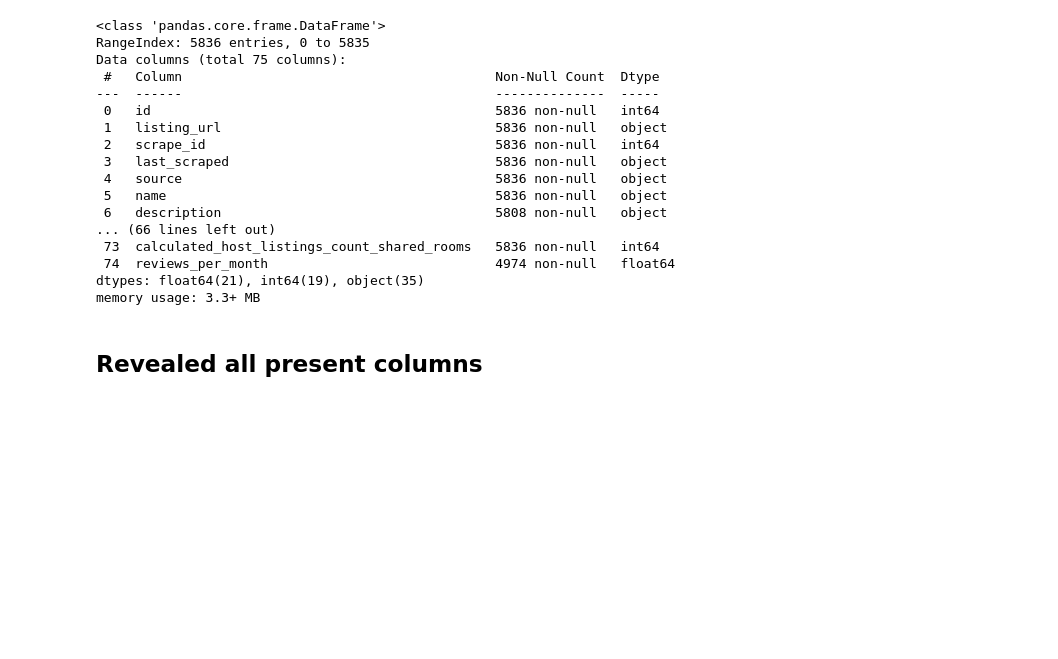
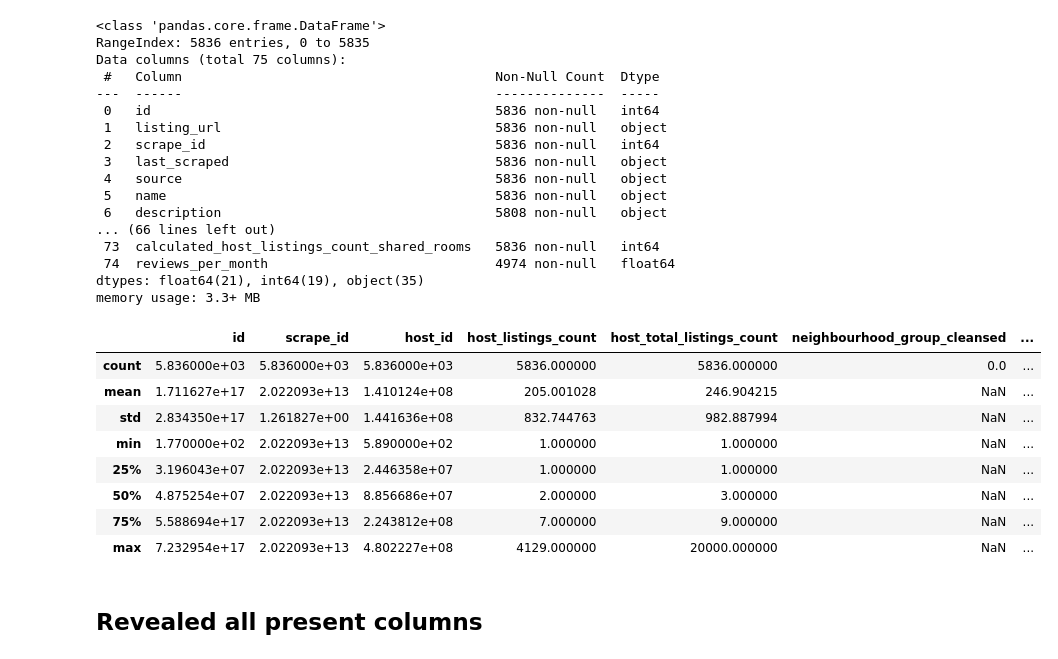
Before and after one commit to noahdurbin/abnb_denver, a Jupyter notebook: airbnb.ipynb, the cells around one changed output. Cells and saved outputs as stored; diff of their text form; code cells hidden in the pictures; blank space fills up the shorter version.

```diff
--- a/airbnb.ipynb
+++ b/airbnb.ipynb
@@ -50,6 +52,18 @@ Data columns (total 75 columns):
  74  reviews_per_month                             4974 non-null   float64
 dtypes: float64(21), int64(19), object(35)
 memory usage: 3.3+ MB
+# %%
+df.describe()
+# %% [output]
+|  | id | scrape_id | host_id | host_listings_count | host_total_listings_count | neighbourhood_group_cleansed | ... |
+| count | 5.836000e+03 | 5.836000e+03 | 5.836000e+03 | 5836.000000 | 5836.000000 | 0.0 | ... |
+| mean | 1.711627e+17 | 2.022093e+13 | 1.410124e+08 | 205.001028 | 246.904215 | NaN | ... |
+| std | 2.834350e+17 | 1.261827e+00 | 1.441636e+08 | 832.744763 | 982.887994 | NaN | ... |
+| min | 1.770000e+02 | 2.022093e+13 | 5.890000e+02 | 1.000000 | 1.000000 | NaN | ... |
+| 25% | 3.196043e+07 | 2.022093e+13 | 2.446358e+07 | 1.000000 | 1.000000 | NaN | ... |
+| 50% | 4.875254e+07 | 2.022093e+13 | 8.856686e+07 | 2.000000 | 3.000000 | NaN | ... |
+| 75% | 5.588694e+17 | 2.022093e+13 | 2.243812e+08 | 7.000000 | 9.000000 | NaN | ... |
+| max | 7.232954e+17 | 2.022093e+13 | 4.802227e+08 | 4129.000000 | 20000.000000 | NaN | ... |
 # %% [markdown]
 ## Revealed all present columns
 # %%
```
Also changed, not shown: parts of 1 cell of this notebook.
